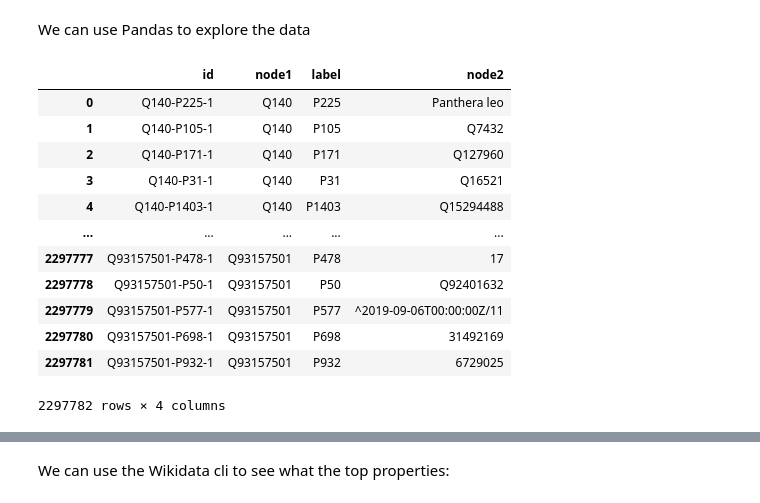
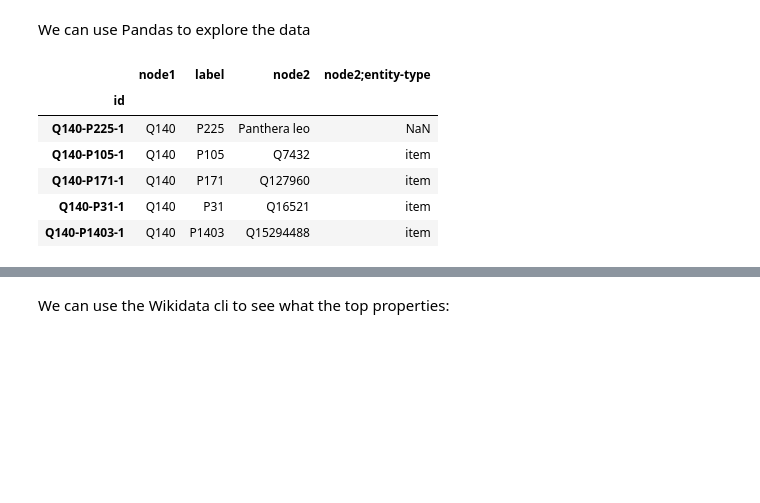
Before and after one commit to usc-isi-i2/CKG-COVID-19, a Jupyter notebook: build-covid-kg.ipynb, the cells around one changed output, grey strips where cells are left out. Cells and saved outputs as stored; diff of their text form; code cells hidden in the pictures; blank space fills up the shorter version.

```diff
--- a/build-covid-kg.ipynb
+++ b/build-covid-kg.ipynb
@@ -173,19 +176,15 @@ We now have 2.2 million edges for the entities in our corpus.
 # %% [markdown]
 We can use Pandas to explore the data
 # %%
-ce = pd.read_csv(os.getenv("COVID")+'/corpus-edges.tsv', delimiter='\t')
-ce.loc[:, ['id', 'node1', 'label', 'node2']]
+ce = pd.read_csv(os.getenv("COVID")+'/corpus-edges.tsv', delimiter='\t', index_col=['id'])
+#ce.loc[:, [ 'node2']]
-# %% [output]
-|  | id | node1 | label | node2 |
-| 0 | Q140-P225-1 | Q140 | P225 | Panthera leo |
-| 1 | Q140-P105-1 | Q140 | P105 | Q7432 |
-| 2 | Q140-P171-1 | Q140 | P171 | Q127960 |
-| 3 | Q140-P31-1 | Q140 | P31 | Q16521 |
-| 4 | Q140-P1403-1 | Q140 | P1403 | Q15294488 |
-| ... | ... | ... | ... | ... |
-| 2297777 | Q93157501-P478-1 | Q93157501 | P478 | 17 |
-| 2297778 | Q93157501-P50-1 | Q93157501 | P50 | Q92401632 |
-| 2297779 | Q93157501-P577-1 | Q93157501 | P577 | ^2019-09-06T00:00:00Z/11 |
-| 2297780 | Q93157501-P698-1 | Q93157501 | P698 | 31492169 |
-| 2297781 | Q93157501-P932-1 | Q93157501 | P932 | 6729025 |
-2297782 rows × 4 columns
+# %%
+ce.loc[:, ['node1', 'label', 'node2', 'node2;entity-type']].head(5)
+# %% [output]
+|  | node1 | label | node2 | node2;entity-type |
+| id |  |  |  |  |
+| Q140-P225-1 | Q140 | P225 | Panthera leo | NaN |
+| Q140-P105-1 | Q140 | P105 | Q7432 | item |
+| Q140-P171-1 | Q140 | P171 | Q127960 | item |
+| Q140-P31-1 | Q140 | P31 | Q16521 | item |
+| Q140-P1403-1 | Q140 | P1403 | Q15294488 | item |
```
Also changed, not shown: parts of 11 cells of this notebook.
